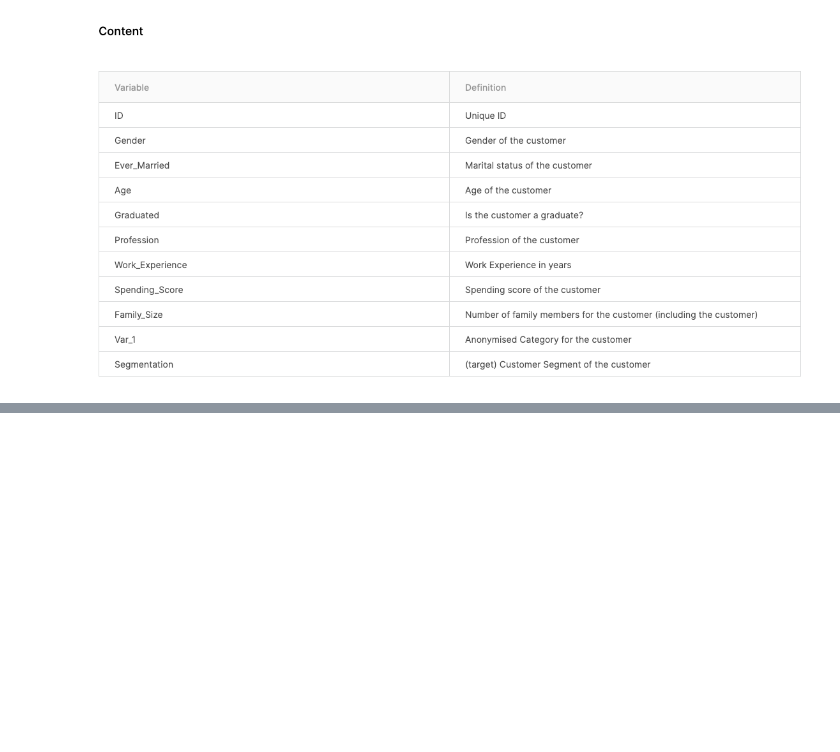
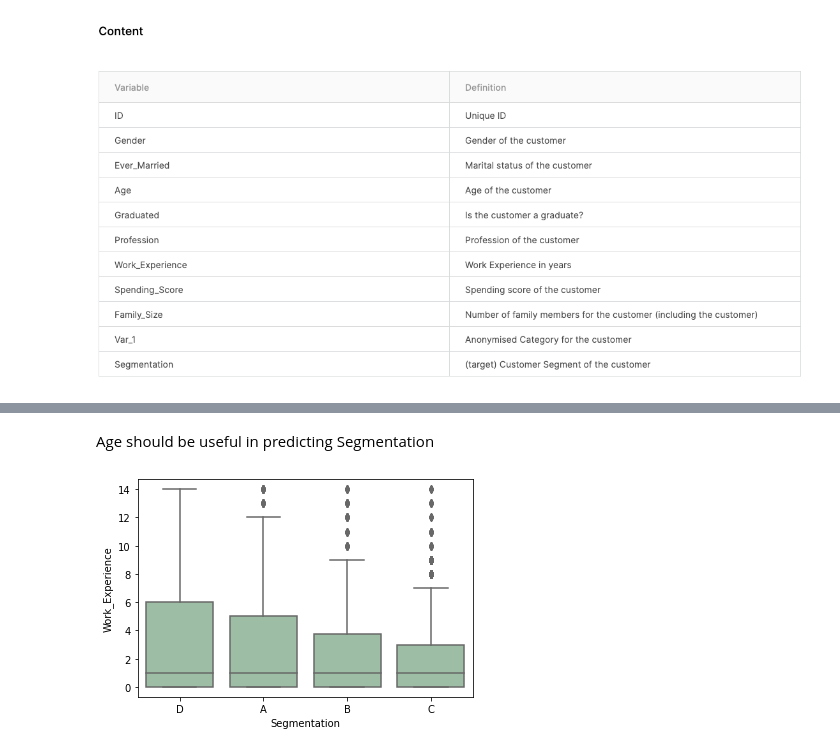
Before and after one commit to jimgrasell/AML, a Jupyter notebook: Project04/Project04-Grasell.ipynb, the cells around one changed output, grey strips where cells are left out. Saved outputs shown, nothing was run; the diff lists cells and outputs as text; code cells hidden in the pictures; blank space fills up the shorter version.

```diff
--- a/Project04/Project04-Grasell.ipynb
+++ b/Project04/Project04-Grasell.ipynb
@@ -22,0 +95,7 @@ print(train_df.head())
+# %% [markdown]
+Age should be useful in predicting Segmentation
+# %%
+ax = sns.boxplot(x='Segmentation', y='Work_Experience', data=train_df, color='#99c2a2')
+plt.show()
+# %% [output]
+[figure, added]
```
Also changed, not shown: parts of 25 cells of this notebook.
